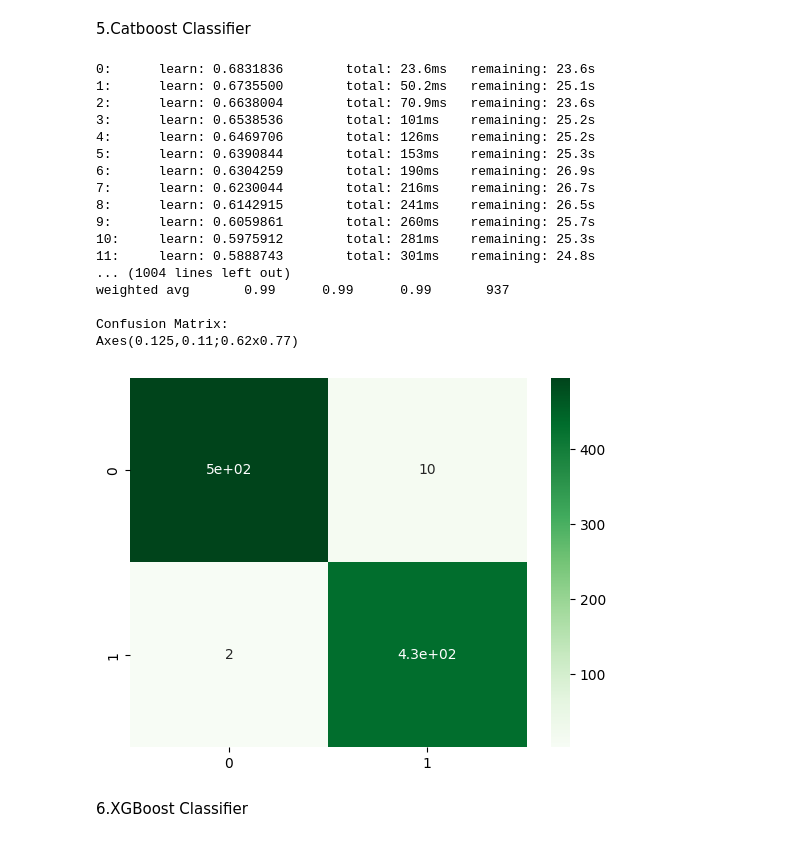
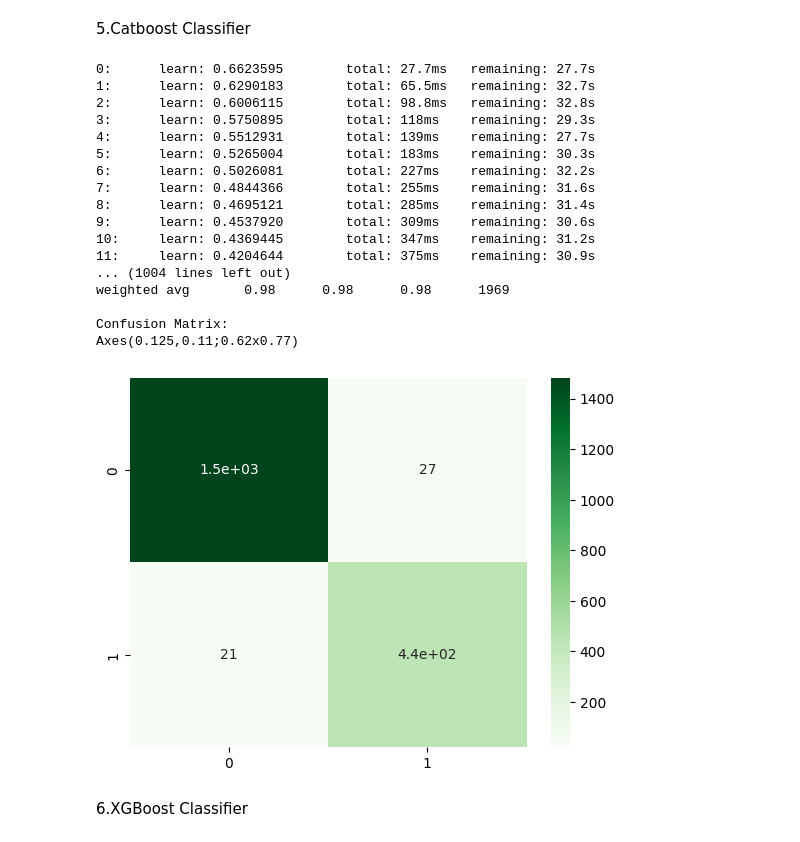
Before and after one commit to Disha-16/Fraud_Detection_in_Ethereum_Transaction_using_Ensemble_Learning, a Jupyter notebook: Final_notebook.ipynb, the cells around one changed output. Cells and saved outputs as stored; diff of their text form; code cells hidden in the pictures.

```diff
--- a/Final_notebook.ipynb
+++ b/Final_notebook.ipynb
@@ -69,7 +68,7 @@ import catboost as ctb
 import warnings
 warnings.filterwarnings('ignore')
 # %%
-path = '/content/drive/MyDrive/Fraud_Detection_in_Ethereum_Transaction/Complete.csv'
+path = '/content/drive/MyDrive/Fraud_Detection_in_Ethereum_Transaction/transaction_dataset.csv'
 df = pd.read_csv(path)
-df.sample(4)
+df.sample(3)
 # %% [output]
@@ -310,3 +296,23 @@ KeyError: "['total_transactions (including_tnx_to_create_contract', ' ERC20_avg_
+# %%
+drop = ['total transactions (including tnx to create contract',
+        ' ERC20 avg val rec',
+        ' ERC20 avg val rec',
+        ' ERC20 max val rec',
+        ' ERC20 min val rec',
+        ' ERC20 uniq rec contract addr',
+        'max val sent',
+        ' ERC20 avg val sent',
+        ' ERC20 min val sent',
+        ' ERC20 max val sent',
+        ' Total ERC20 tnxs',
+        'Unique Sent To Addresses',
+        'Unique Received From Addresses',
+        'total ether received',
+        ' ERC20 uniq sent token name',
+        'min value received',
+        'min val sent',
+        ' ERC20 uniq rec addr' ]
+df.drop(drop, axis=1, inplace=True)
 # %%
 df.shape
 # %% [output]
@@ -522,37 +528,37 @@ Axes(0.125,0.11;0.62x0.77)
 5.Catboost Classifier
 # %%
 def cat_b(X_train, X_test, y_train, y_test):
-    model = ctb.CatBoostClassifier(learning_rate=0.005, verbose=1)
+    model = ctb.CatBoostClassifier(learning_rate=0.017, verbose=1)
     model.fit(X_train, y_train)
     pred = model.predict(X_test)
     print(Fore.CYAN +"             Catboost Classifier       \n\n")
     print(f'Accuracy  : {accuracy_score(y_test, pred)}')
     print(f'Precision : {precision_score(y_test, pred)}')
     print(f'Recall    : {recall_score(y_test, pred)}')
     print(f'f1 score  : {f1_score(y_test, pred)}\n\n')
     print(classification_report(y_test, pred))
     print(f'Confusion Matrix:\n{sns.heatmap(confusion_matrix(y_test, pred), annot=True, cmap="Greens" )}')
     plt.show()
 cat_b(X_tr_resample, X_test, y_tr_resample, y_test)
 # %% [output]
-0:      learn: 0.6831836        total: 23.6ms   remaining: 23.6s
-1:      learn: 0.6735500        total: 50.2ms   remaining: 25.1s
-2:      learn: 0.6638004        total: 70.9ms   remaining: 23.6s
-3:      learn: 0.6538536        total: 101ms    remaining: 25.2s
-4:      learn: 0.6469706        total: 126ms    remaining: 25.2s
-5:      learn: 0.6390844        total: 153ms    remaining: 25.3s
-6:      learn: 0.6304259        total: 190ms    remaining: 26.9s
-7:      learn: 0.6230044        total: 216ms    remaining: 26.7s
-8:      learn: 0.6142915        total: 241ms    remaining: 26.5s
-9:      learn: 0.6059861        total: 260ms    remaining: 25.7s
-10:     learn: 0.5975912        total: 281ms    remaining: 25.3s
-11:     learn: 0.5888743        total: 301ms    remaining: 24.8s
+0:      learn: 0.6623595        total: 27.7ms   remaining: 27.7s
+1:      learn: 0.6290183        total: 65.5ms   remaining: 32.7s
+2:      learn: 0.6006115        total: 98.8ms   remaining: 32.8s
+3:      learn: 0.5750895        total: 118ms    remaining: 29.3s
+4:      learn: 0.5512931        total: 139ms    remaining: 27.7s
+5:      learn: 0.5265004        total: 183ms    remaining: 30.3s
+6:      learn: 0.5026081        total: 227ms    remaining: 32.2s
+7:      learn: 0.4844366        total: 255ms    remaining: 31.6s
+8:      learn: 0.4695121        total: 285ms    remaining: 31.4s
+9:      learn: 0.4537920        total: 309ms    remaining: 30.6s
+10:     learn: 0.4369445        total: 347ms    remaining: 31.2s
+11:     learn: 0.4204644        total: 375ms    remaining: 30.9s
 ... (1004 lines left out)
-weighted avg       0.99      0.99      0.99       937
+weighted avg       0.98      0.98      0.98      1969
 
 Confusion Matrix:
 Axes(0.125,0.11;0.62x0.77)
-[figure, old version]
+[figure, new version]
 # %% [markdown]
 6.XGBoost Classifier
 # %%
```
Also changed, not shown: parts of 31 cells of this notebook.
